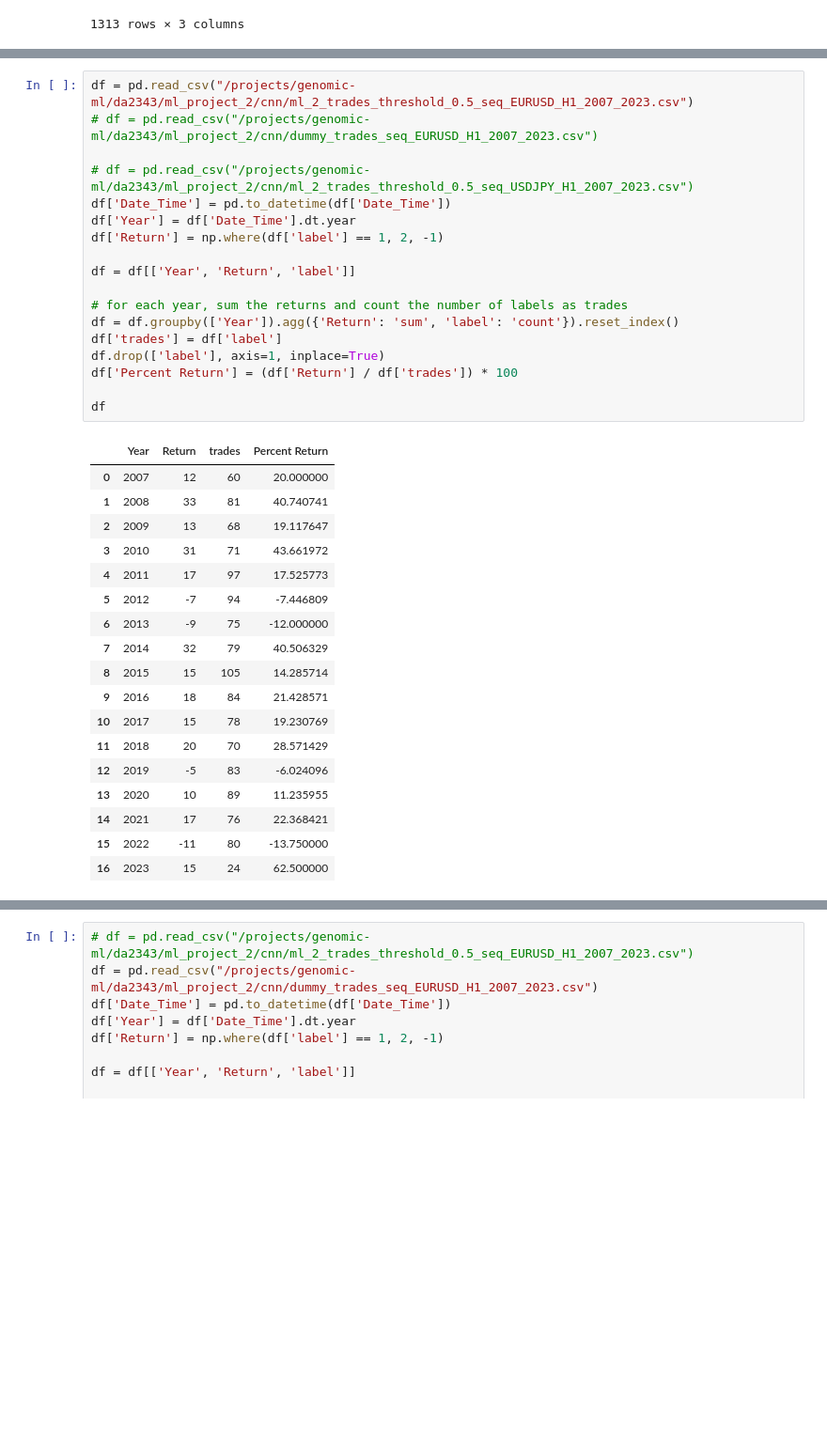
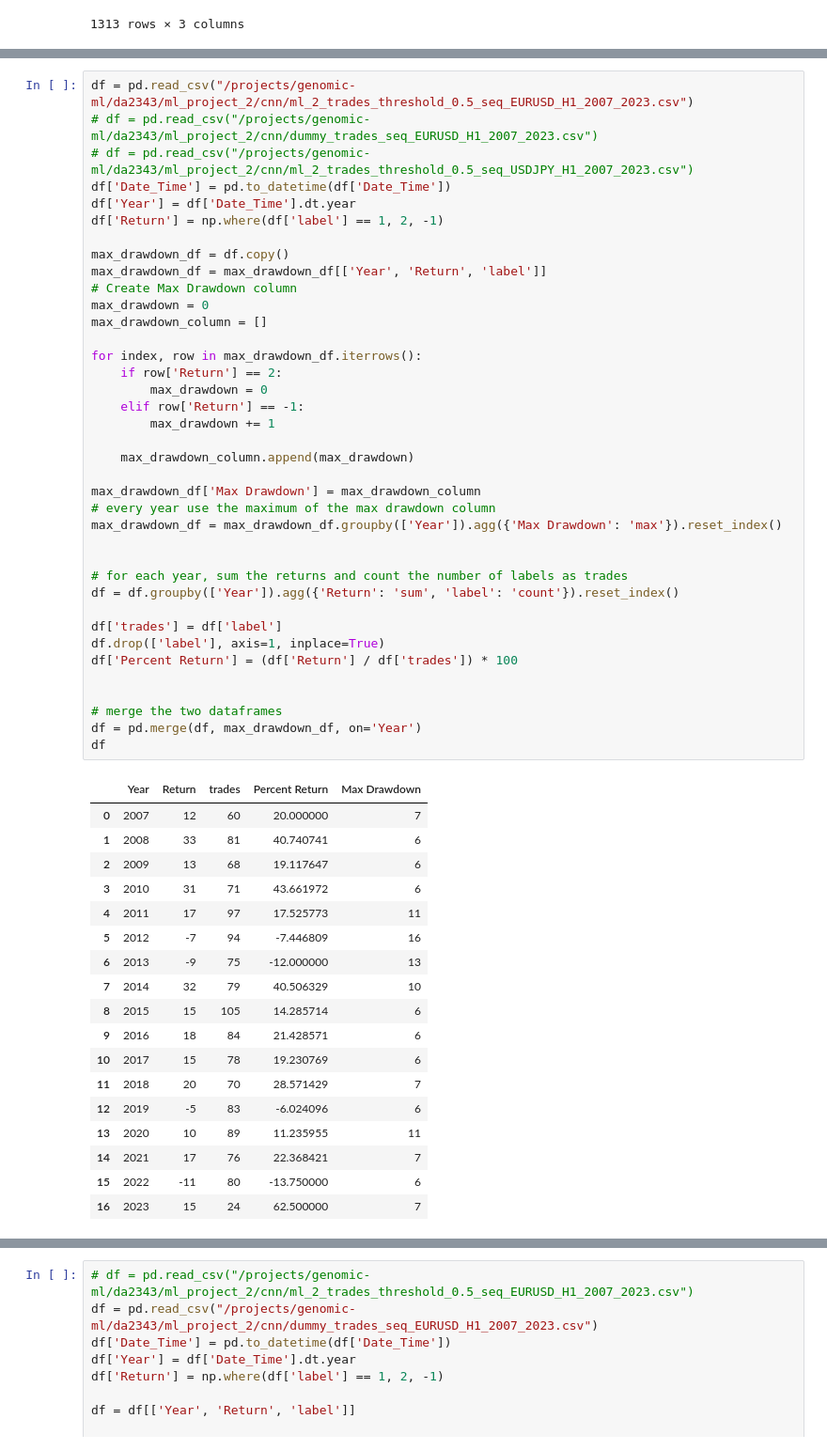
Before and after one commit to EngineerDanny/robust_algo_trader, a Jupyter notebook: cnn/portfolio.ipynb, the cells around one changed output, grey strips where cells are left out. Shown: that part at 94% size. Saved outputs shown, nothing was run; the diff lists cells and outputs as text; blank space fills up the shorter version.

Commit message:
add max drawdown implementation

```diff
--- a/cnn/portfolio.ipynb
+++ b/cnn/portfolio.ipynb
@@ -95,37 +90,57 @@ df
 # %%
 df = pd.read_csv("/projects/genomic-ml/da2343/ml_project_2/cnn/ml_2_trades_threshold_0.5_seq_EURUSD_H1_2007_2023.csv")
 # df = pd.read_csv("/projects/genomic-ml/da2343/ml_project_2/cnn/dummy_trades_seq_EURUSD_H1_2007_2023.csv")
-
 # df = pd.read_csv("/projects/genomic-ml/da2343/ml_project_2/cnn/ml_2_trades_threshold_0.5_seq_USDJPY_H1_2007_2023.csv")
 df['Date_Time'] = pd.to_datetime(df['Date_Time'])
 df['Year'] = df['Date_Time'].dt.year
 df['Return'] = np.where(df['label'] == 1, 2, -1)
 
-df = df[['Year', 'Return', 'label']]
+max_drawdown_df = df.copy()
+max_drawdown_df = max_drawdown_df[['Year', 'Return', 'label']]
+# Create Max Drawdown column
+max_drawdown = 0
+max_drawdown_column = []
+
+for index, row in max_drawdown_df.iterrows():
+    if row['Return'] == 2:
+        max_drawdown = 0
+    elif row['Return'] == -1:
+        max_drawdown += 1
+
+    max_drawdown_column.append(max_drawdown)
+
+max_drawdown_df['Max Drawdown'] = max_drawdown_column
+# every year use the maximum of the max drawdown column
+max_drawdown_df = max_drawdown_df.groupby(['Year']).agg({'Max Drawdown': 'max'}).reset_index()
+
 
 # for each year, sum the returns and count the number of labels as trades
 df = df.groupby(['Year']).agg({'Return': 'sum', 'label': 'count'}).reset_index()
+
 df['trades'] = df['label']
 df.drop(['label'], axis=1, inplace=True)
 df['Percent Return'] = (df['Return'] / df['trades']) * 100
 
+
+# merge the two dataframes
+df = pd.merge(df, max_drawdown_df, on='Year')
 df
 # %% [output]
-|  | Year | Return | trades | Percent Return |
-| 0 | 2007 | 12 | 60 | 20.000000 |
-| 1 | 2008 | 33 | 81 | 40.740741 |
-| 2 | 2009 | 13 | 68 | 19.117647 |
-| 3 | 2010 | 31 | 71 | 43.661972 |
-| 4 | 2011 | 17 | 97 | 17.525773 |
-| 5 | 2012 | -7 | 94 | -7.446809 |
-| 6 | 2013 | -9 | 75 | -12.000000 |
-| 7 | 2014 | 32 | 79 | 40.506329 |
-| 8 | 2015 | 15 | 105 | 14.285714 |
-| 9 | 2016 | 18 | 84 | 21.428571 |
-| 10 | 2017 | 15 | 78 | 19.230769 |
-| 11 | 2018 | 20 | 70 | 28.571429 |
-| 12 | 2019 | -5 | 83 | -6.024096 |
-| 13 | 2020 | 10 | 89 | 11.235955 |
-| 14 | 2021 | 17 | 76 | 22.368421 |
-| 15 | 2022 | -11 | 80 | -13.750000 |
-| 16 | 2023 | 15 | 24 | 62.500000 |
+|  | Year | Return | trades | Percent Return | Max Drawdown |
+| 0 | 2007 | 12 | 60 | 20.000000 | 7 |
+| 1 | 2008 | 33 | 81 | 40.740741 | 6 |
+| 2 | 2009 | 13 | 68 | 19.117647 | 6 |
+| 3 | 2010 | 31 | 71 | 43.661972 | 6 |
+| 4 | 2011 | 17 | 97 | 17.525773 | 11 |
+| 5 | 2012 | -7 | 94 | -7.446809 | 16 |
+| 6 | 2013 | -9 | 75 | -12.000000 | 13 |
+| 7 | 2014 | 32 | 79 | 40.506329 | 10 |
+| 8 | 2015 | 15 | 105 | 14.285714 | 6 |
+| 9 | 2016 | 18 | 84 | 21.428571 | 6 |
+| 10 | 2017 | 15 | 78 | 19.230769 | 6 |
+| 11 | 2018 | 20 | 70 | 28.571429 | 7 |
+| 12 | 2019 | -5 | 83 | -6.024096 | 6 |
+| 13 | 2020 | 10 | 89 | 11.235955 | 11 |
+| 14 | 2021 | 17 | 76 | 22.368421 | 7 |
+| 15 | 2022 | -11 | 80 | -13.750000 | 6 |
+| 16 | 2023 | 15 | 24 | 62.500000 | 7 |
```
Also changed, not shown: parts of 3 cells of this notebook.
